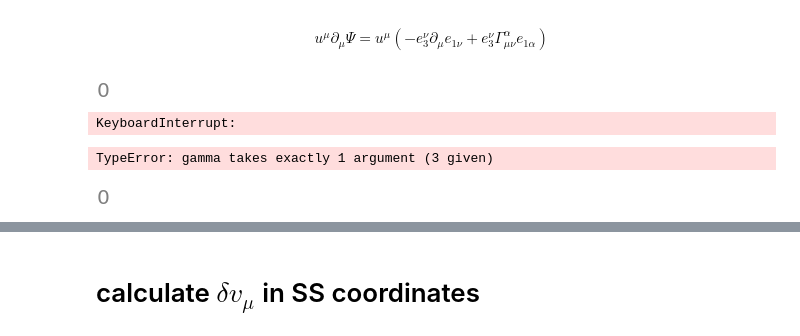
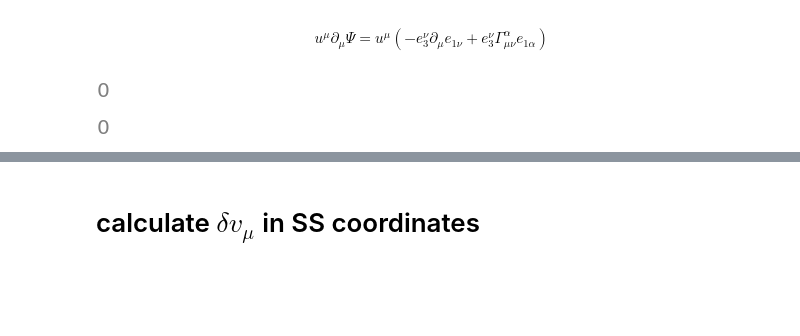
Before and after one commit to MagicMonti/Neutrinos, a Jupyter notebook: code/calculations.ipynb, the cells around one changed output, grey strips where cells are left out. Drawn from its saved outputs; the diff is of its cells as text; code cells hidden in the pictures; blank space fills up the shorter version.

```diff
--- a/code/calculations.ipynb
+++ b/code/calculations.ipynb
@@ -176,17 +208,15 @@ Riemann = TensorHead("R", [Global, Global, Global, Global])
 rieman = RiemannCurvatureTensor.from_metric(g_)
 rieman.tensor()
 
-repl[Riemann(-mu, -nu, -alpha, -beta)] = rieman.change_config('llll').tensor().tolist()
+repl[Riemann(-mu, -nu, -rho, -delta)] = rieman.change_config('llll').tensor().tolist()
 # %%
-R_in_fermi = Riemann(-mu,-nu,-alpha, -beta)*tetraed(-i,mu)*tetraed(-j,nu)*tetraed(-k,alpha)*tetraed(-l,beta)
+R_in_fermi = Riemann(-mu,-nu,-rho, -delta)*tetraed(-i,mu)*tetraed(-j,nu)*tetraed(-k,rho)*tetraed(-l,delta)
 R_in_fermi = R_in_fermi.replace_with_arrays(repl, [-i,-j,-k,-l])
-# %% [output]
-KeyboardInterrupt:
 # %%
 Fermi_spacial = TensorIndexType('Fermi_spacial', dummy_name='Fermi_S')
 iS,jS,kS,lS,mS = tensor_indices("i j k l m", Fermi_spacial)
 
-x_,y_,z_ = symbols("x y z")
+
 
 x = TensorHead('x', [Fermi_spacial])
 gamma = TensorHead("gamma", [Fermi_spacial, Dirac, Dirac])
@@ -208,8 +238,8 @@ repl_spacial[x(iS)] = [x_,y_,z_]
 
 repl_spacial[gamma(iS,A,-B)] = [mgamma(1).tolist(), mgamma(2).tolist(), mgamma(3).tolist()]
 repl_spacial[gamma_0(A,-B)] = mgamma(0).tolist()
-repl_spacial[spinor(A)] = [1,0,0,0]
-repl_spacial[spinor_bar(-A)] = (Matrix([1,0,0,0]).T@mgamma(0)).tolist()[0]
+repl_spacial[spinor(A)] = [cos(xi/2),exp(I*chi)*sin(xi/2),0,0]
+repl_spacial[spinor_bar(-A)] = (Matrix([cos(xi/2),exp(I*chi)*sin(xi/2),0,0]).T@mgamma(0)).tolist()[0]
 
 repl_spacial[R_1(-jS,-mS)] = R_in_fermi[1:4,0,0,1:4].tolist()
 repl_spacial[R_2(-kS, -jS, -mS)] = R_in_fermi[1:4,1:4,0,1:4].tolist()
@@ -217,13 +247,11 @@ repl_spacial[R_3(-jS, -iS, -mS)] = R_in_fermi[0,1:4, 1:4, 1:4].tolist()
 repl_spacial[R_4(-kS, -jS, -iS, -mS)] = R_in_fermi[1:4, 1:4, 1:4, 1:4].tolist()
 # %%
 v_0 = spinor_bar(-A)*(1/2 * gamma_0(A,-B)*gamma(-jS, B,-C)*R_1(jS,-mS)*x(mS) + 1/4 * gamma(-kS,A,-B)*gamma(-jS,B,-C)*R_2(kS,jS,-mS)*x(mS) )*spinor(C)
-v_0 = simplify((v_0.replace_with_arrays(repl_spacial,v_0.get_free_indices())).subs(theta,pi/2).subs(u_phi(r), L/r**2).subs(u_r(r), sqrt(2*Energy +  2*M/r - L**2/r**2 + 2*M*L**2/r**3)).subs(u_t(r), r*sqrt(2*Energy + 1)*sqrt(1/(4*M**2 - 4*M*r + r**2))).subs(r_s, 2*M))
+v_0 = v_0.replace_with_arrays(repl_spacial,v_0.get_free_indices()).subs(theta,pi/2).subs(psi,0)
-# %% [output]
-TypeError: gamma takes exactly 1 argument (3 given)
-# %%
-v_0.subs(y,0)
-# %% [output]
-[figure, removed]
+# %%
+simplify(v_0).subs(L,0)
+# %% [output]
+[figure, added]
 # %%
 def rationalize_coeffs(expr):
     for i in expr.atoms(Float):
```
Also changed, not shown: parts of 30 cells of this notebook.
